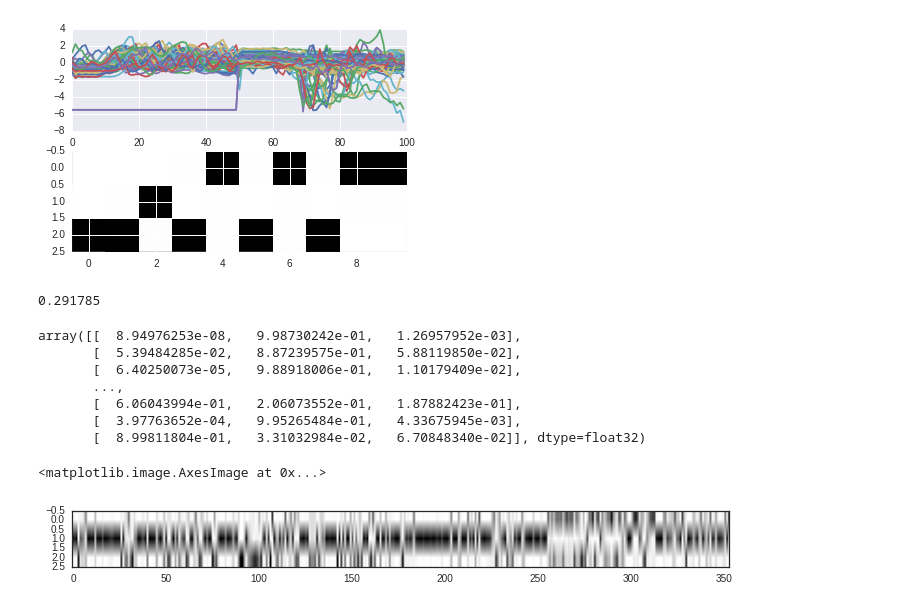
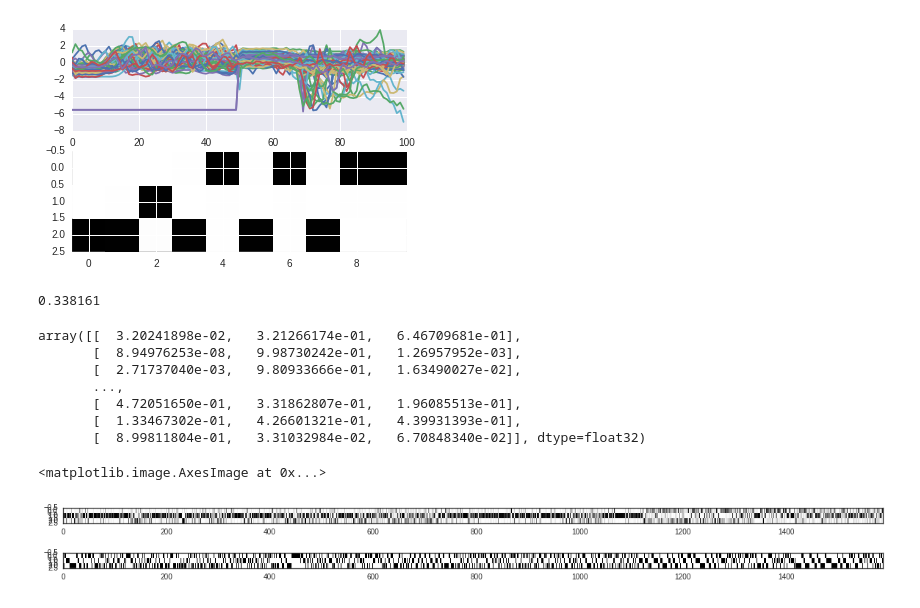
Before and after one commit to mathewzilla/whiskfree, a Jupyter notebook: tf/softmax_tf.ipynb, the cells around one changed output. Cells and saved outputs as stored; diff of their text form; code cells hidden in the pictures.

```diff
--- a/tf/softmax_tf.ipynb
+++ b/tf/softmax_tf.ipynb
@@ -97,7 +97,7 @@ labs.shape
 [figure]
 # %%
 # Let's use 20% of the data for testing and 80% for training
-trainsize = int(len(both_c) * 0.8)
+trainsize = int(len(both_c) * 0.1)
 testsize = len(both_c) - trainsize
 print('Desired training/test set sizes:',trainsize, testsize)
 
@@ -170,26 +170,26 @@ correct_prediction = tf.equal(tf.argmax(y,1),tf.argmax(y_,1))
 accuracy = tf.reduce_mean(tf.cast(correct_prediction,tf.float32))
 print(sess.run(accuracy,feed_dict={x: testdata,y_:testlabs}))
 # %% [output]
-0.291785
+0.338161
 # %%
 # Compare the mouse to the model with a confusion matrix
 preds = sess.run(y,feed_dict={x:testdata})
 preds
 # %% [output]
-array([[  8.94976253e-08,   9.98730242e-01,   1.26957952e-03],
-       [  5.39484285e-02,   8.87239575e-01,   5.88119850e-02],
-       [  6.40250073e-05,   9.88918006e-01,   1.10179409e-02],
+array([[  3.20241898e-02,   3.21266174e-01,   6.46709681e-01],
+       [  8.94976253e-08,   9.98730242e-01,   1.26957952e-03],
+       [  2.71737040e-03,   9.80933666e-01,   1.63490027e-02],
        ...,
-       [  6.06043994e-01,   2.06073552e-01,   1.87882423e-01],
-       [  3.97763652e-04,   9.95265484e-01,   4.33675945e-03],
+       [  4.72051650e-01,   3.31862807e-01,   1.96085513e-01],
+       [  1.33467302e-01,   4.26601321e-01,   4.39931393e-01],
        [  8.99811804e-01,   3.31032984e-02,   6.70848340e-02]], dtype=float32)
 # %%
 with sns.axes_style("white"):
-    fig, ax = plt.subplots(2,1,figsize=[20,1])
-ax[0].imshow(preds.T,interpolation=None,aspect = 10)
-ax[1].imshow(preds.T,interpolation=None,aspect = 10)
+    fig, ax = plt.subplots(2,1,figsize=[20,2])
+ax[0].imshow(preds.T,interpolation='None',aspect = 10)
+ax[1].imshow(testlabs.T,interpolation='None',aspect = 10)
 # %% [output]
 <matplotlib.image.AxesImage at 0x...>
-[figure, old version]
+[figure, new version]
 # %%
 # To do: repeat but with combined data from all mice (interesting to see if this helps)
```
Also changed, not shown: parts of 3 cells of this notebook.
